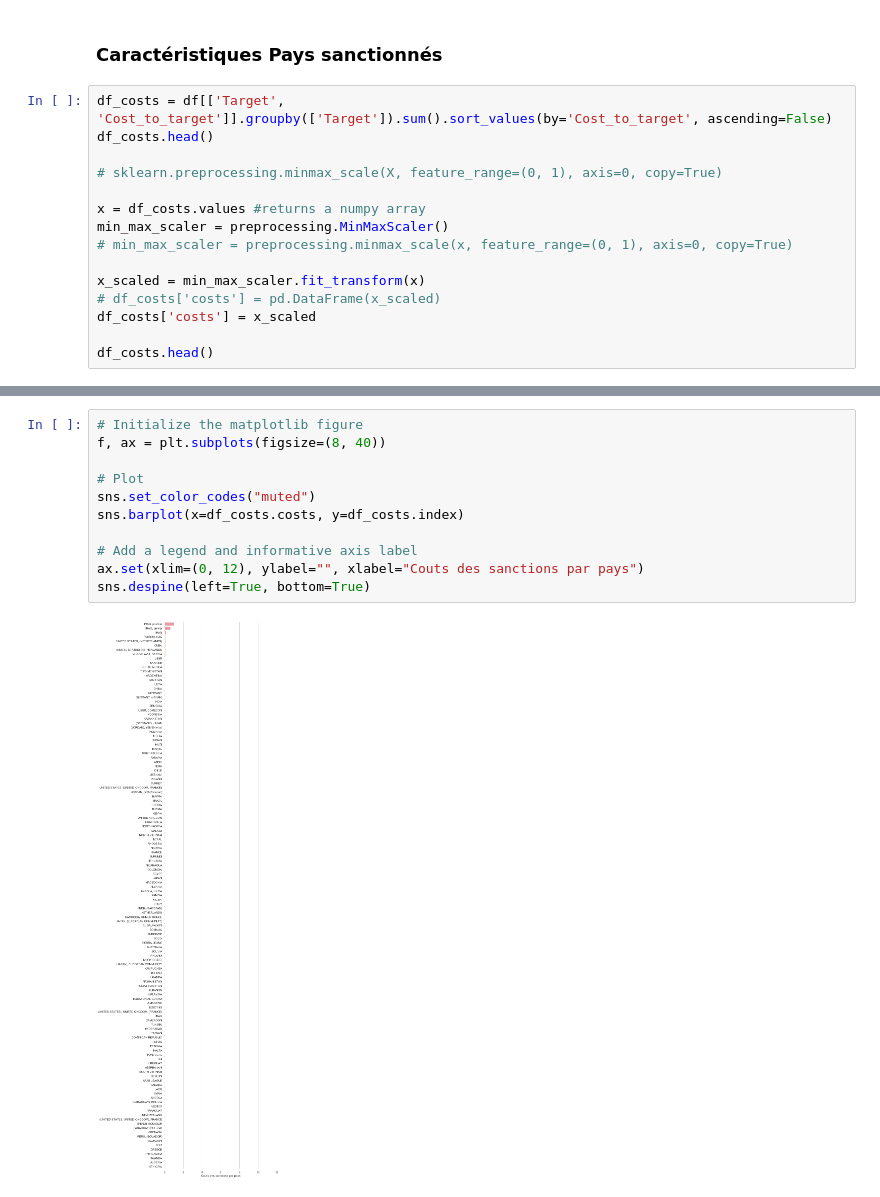
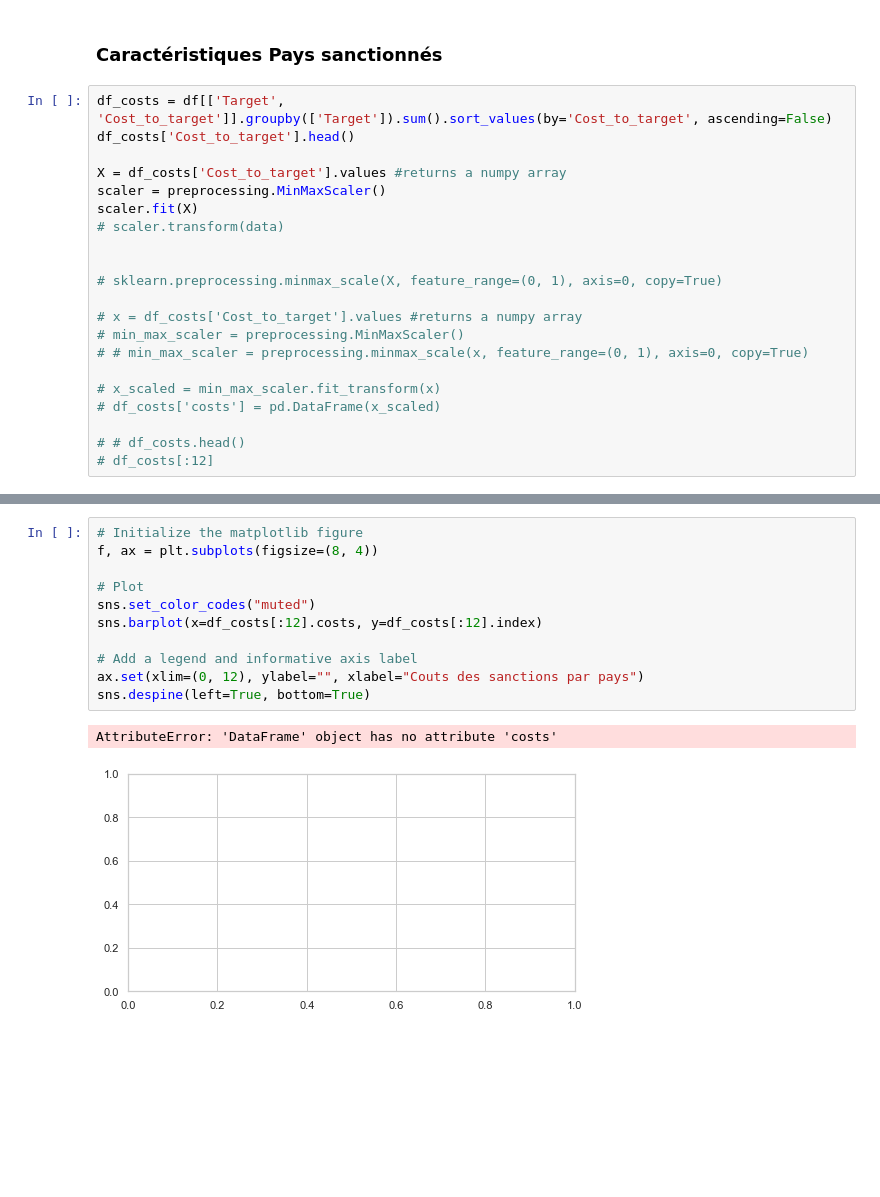
Before and after one commit to Wes2019M/eco_diplomatie, a Jupyter notebook: visu.ipynb, the cells around one changed output, grey strips where cells are left out. Drawn from its saved outputs; the diff is of its cells as text; blank space fills up the shorter version.

```diff
--- a/visu.ipynb
+++ b/visu.ipynb
@@ -180,17 +180,23 @@ sns.despine(left=True, bottom=True)
 ### Caractéristiques Pays sanctionnés
 # %%
 df_costs = df[['Target', 'Cost_to_target']].groupby(['Target']).sum().sort_values(by='Cost_to_target', ascending=False)
-df_costs.head()
+df_costs['Cost_to_target'].head()
+
+X = df_costs['Cost_to_target'].values #returns a numpy array
+scaler = preprocessing.MinMaxScaler()
+scaler.fit(X)
+# scaler.transform(data)
+
 
 # sklearn.preprocessing.minmax_scale(X, feature_range=(0, 1), axis=0, copy=True)
 
-x = df_costs.values #returns a numpy array
-min_max_scaler = preprocessing.MinMaxScaler()
-# min_max_scaler = preprocessing.minmax_scale(x, feature_range=(0, 1), axis=0, copy=True)
+# x = df_costs['Cost_to_target'].values #returns a numpy array
+# min_max_scaler = preprocessing.MinMaxScaler()
+# # min_max_scaler = preprocessing.minmax_scale(x, feature_range=(0, 1), axis=0, copy=True)
 
-x_scaled = min_max_scaler.fit_transform(x)
+# x_scaled = min_max_scaler.fit_transform(x)
 # df_costs['costs'] = pd.DataFrame(x_scaled)
-df_costs['costs'] = x_scaled
 
-df_costs.head()
+# # df_costs.head()
+# df_costs[:12]
 # %% [output]
@@ -204,13 +207,14 @@ df_costs.head()
 # %%
 # Initialize the matplotlib figure
-f, ax = plt.subplots(figsize=(8, 40))
+f, ax = plt.subplots(figsize=(8, 4))
 
 # Plot
 sns.set_color_codes("muted")
-sns.barplot(x=df_costs.costs, y=df_costs.index)
+sns.barplot(x=df_costs[:12].costs, y=df_costs[:12].index)
 
 # Add a legend and informative axis label
 ax.set(xlim=(0, 12), ylabel="", xlabel="Couts des sanctions par pays")
 sns.despine(left=True, bottom=True)
 # %% [output]
+AttributeError: 'DataFrame' object has no attribute 'costs'
-[figure, old version]
+[figure, new version]
```
Also changed, not shown: parts of 3 cells of this notebook, 2 other files.
